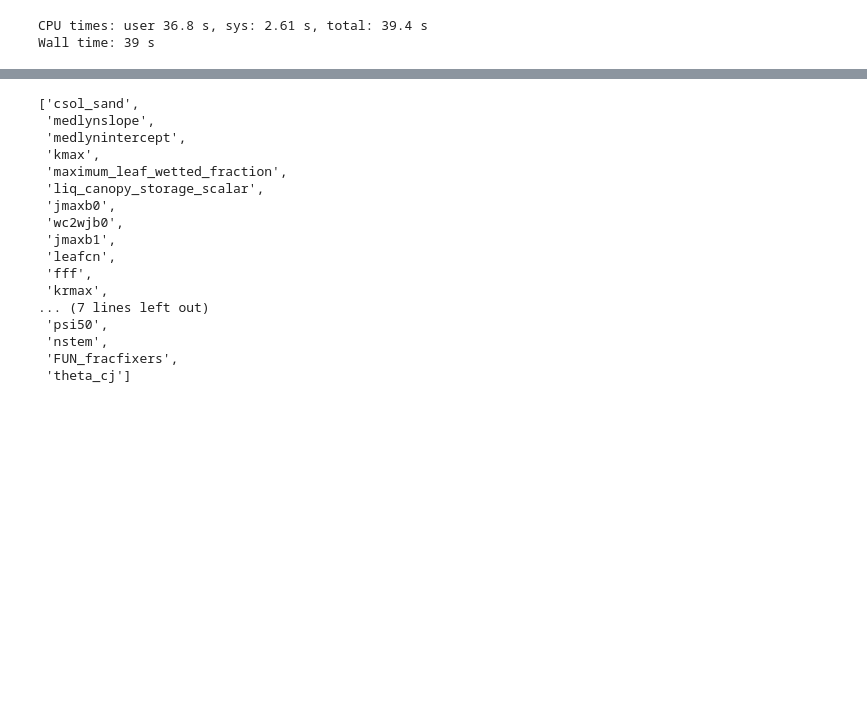
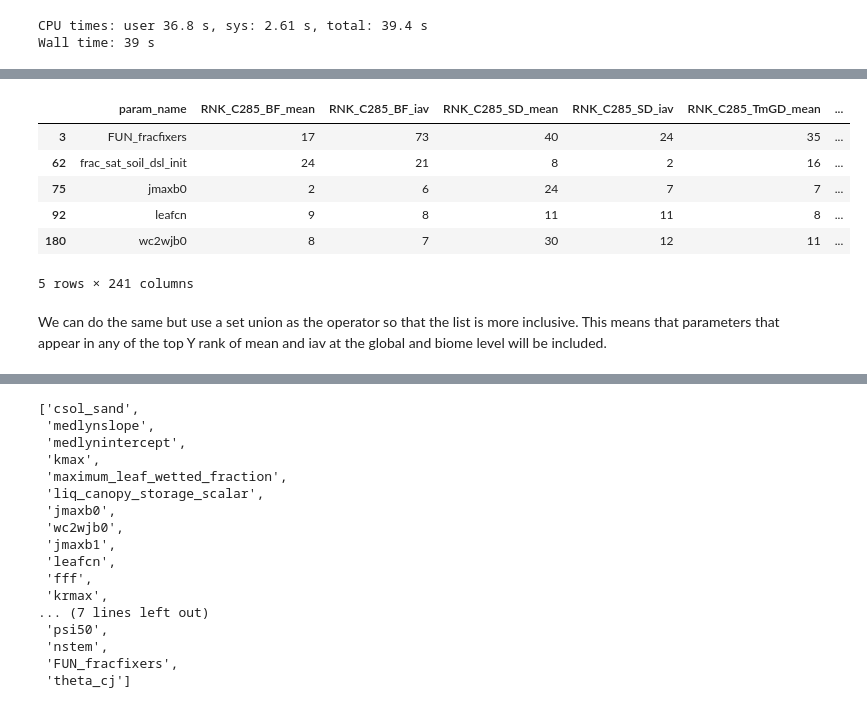
Before and after one commit to bbuchovecky/cpl_ppe_co2, a Jupyter notebook: hist/code/01_select-parameters/02_bgb_param-rank-diff-forc.ipynb, the cells around one changed output, grey strips where cells are left out. Saved outputs shown, nothing was run; the diff lists cells and outputs as text; code cells hidden in the pictures; blank space fills up the shorter version.

```diff
--- a/hist/code/01_select-parameters/02_bgb_param-rank-diff-forc.ipynb
+++ b/hist/code/01_select-parameters/02_bgb_param-rank-diff-forc.ipynb
@@ -1467,0 +1487,24 @@ loc_all(df, 100, 'iav')
+# %%
+forc = ['C285', 'C867', 'AF1855', 'AF2095', 'AF2095-AF1855', 'C867-C285']
+param_lim = 5
+inter_top = dict()
+
+print(f'INTERSECTION\ntarget nparam = {param_lim}\n')
+for fc in forc:
+    print(f'--- {fc} ---')
+    for np in range(param_lim, 100):
+        top = AND_top(df, np, forc=fc)
+        if len(top) >= param_lim:
+            print(f'top {np}: nparam = {len(top)}')
+            print(sorted(top['param_name'].tolist()))
+            inter_top[fc] = top
+            break
+
+print(f'--- all ---')
+for np in range(param_lim, 100):
+    top = AND_top(df, np, do_diff_forc=True)
+    if len(top) >= param_lim:
+        print(f'top {np}: nparam = {len(top)}')
+        print(sorted(top['param_name'].tolist()))
+        break
+inter_top['all'] = top
@@ -1467,0 +1529,12 @@ loc_all(df, 100, 'iav')
+# %%
+inter_top['C867']
+# %% [output]
+|  | param_name | RNK_C285_BF_mean | RNK_C285_BF_iav | RNK_C285_SD_mean | RNK_C285_SD_iav | RNK_C285_TmGD_mean | ... |
+| 3 | FUN_fracfixers | 17 | 73 | 40 | 24 | 35 | ... |
+| 62 | frac_sat_soil_dsl_init | 24 | 21 | 8 | 2 | 16 | ... |
+| 75 | jmaxb0 | 2 | 6 | 24 | 7 | 7 | ... |
+| 92 | leafcn | 9 | 8 | 11 | 11 | 8 | ... |
+| 180 | wc2wjb0 | 8 | 7 | 30 | 12 | 11 | ... |
+5 rows × 241 columns
+# %% [markdown]
+We can do the same but use a set union as the operator so that the list is more inclusive. This means that parameters that appear in any of the top Y rank of mean and iav at the global and biome level will be included.
```
Also changed, not shown: parts of 37 cells of this notebook, 22 other files.
